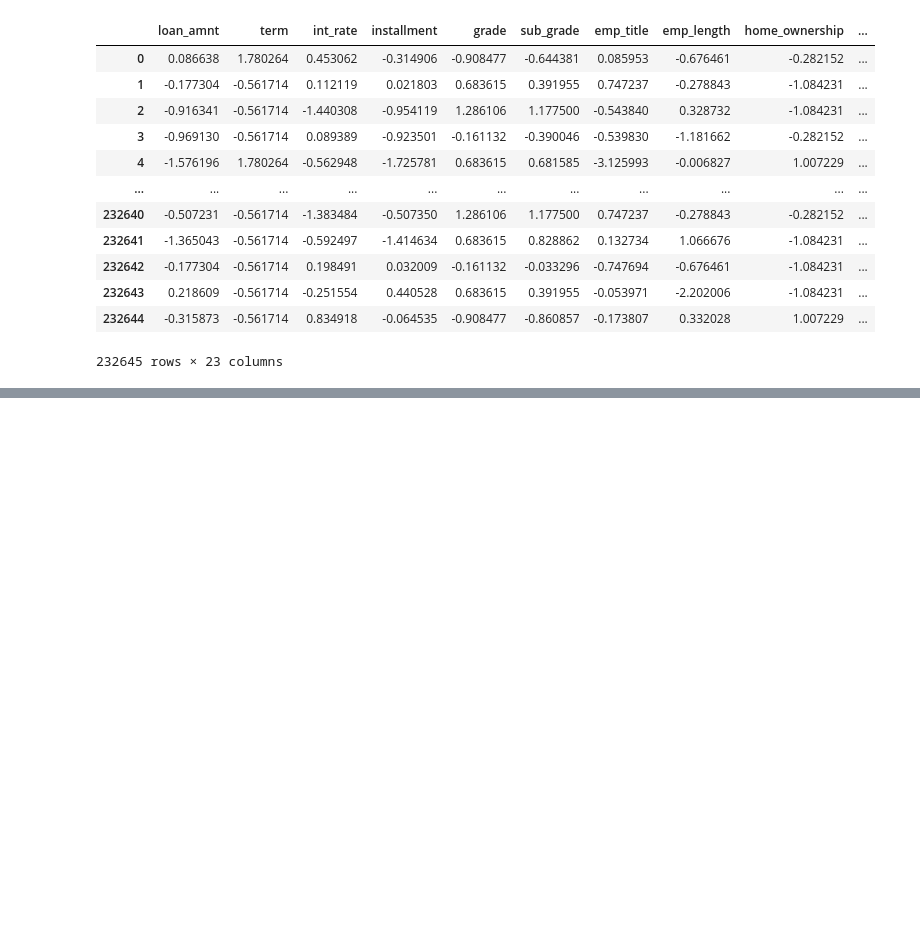
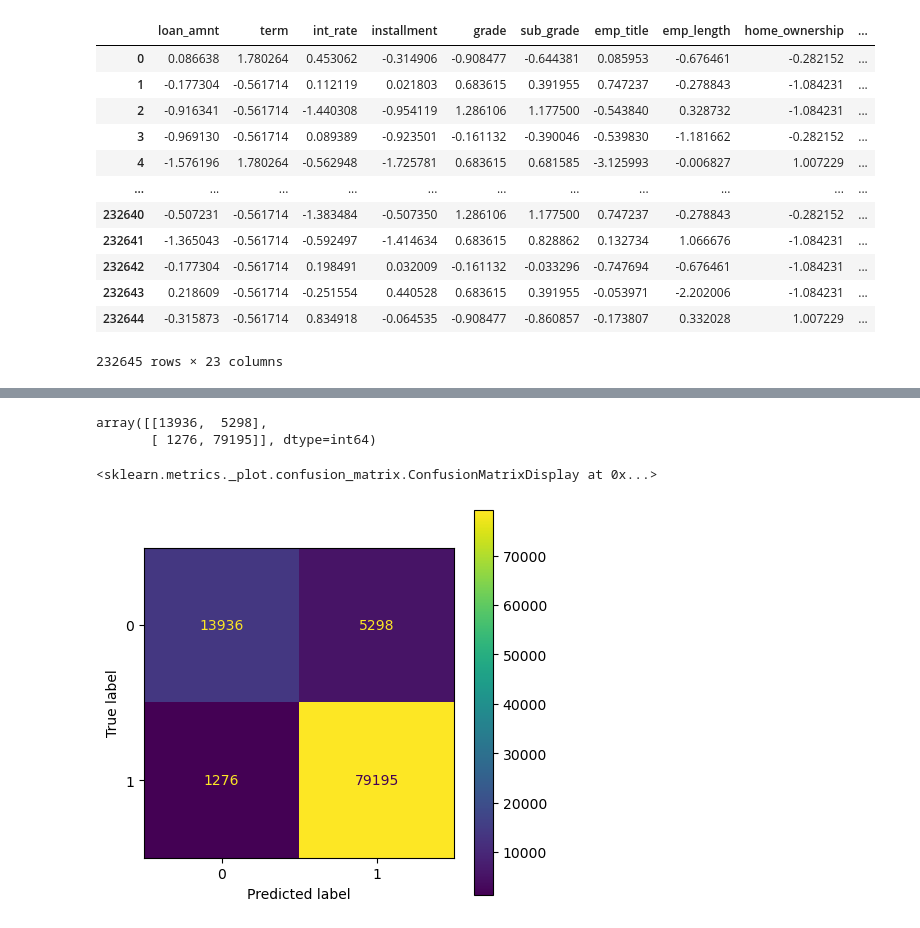
Before and after one commit to Navaneeth-7/Logistic_regression, a Jupyter notebook: file_1.ipynb, the cells around one changed output, grey strips where cells are left out. Cells and saved outputs as stored; diff of their text form; code cells hidden in the pictures; blank space fills up the shorter version.

Commit message:
Logistic Regression applied

```diff
--- a/file_1.ipynb
+++ b/file_1.ipynb
@@ -795,0 +798,3 @@ X_train
+# %%
+logreg=LogisticRegression(max_iter=1000)
+logreg.fit(X_train,y_train)
@@ -795,0 +803,3 @@ X_train
+# %%
+y_pred = logreg.predict(X_test)
+print('Accuracy of Logistic Regression Classifier on test set: {:.3f}'.format(logreg.score(X_test, y_test)))
@@ -795,0 +810,3 @@ X_train
+# %%
+confusion_matrix=confusion_matrix(y_test,y_pred)
+print(confusion_matrix)
@@ -795,0 +831,13 @@ X_train
+# %%
+
+conf_matrix = confusion_matrix(y_test, y_pred)
+conf_matrix # 2D np array
+# %% [output]
+array([[13936,  5298],
+       [ 1276, 79195]], dtype=int64)
+# %%
+fig, ax = plt.subplots(figsize=(5,5))
+ConfusionMatrixDisplay(conf_matrix).plot(ax = ax)
+# %% [output]
+<sklearn.metrics._plot.confusion_matrix.ConfusionMatrixDisplay at 0x...>
+[figure, added]
```
Also changed, not shown: parts of 45 cells of this notebook.
